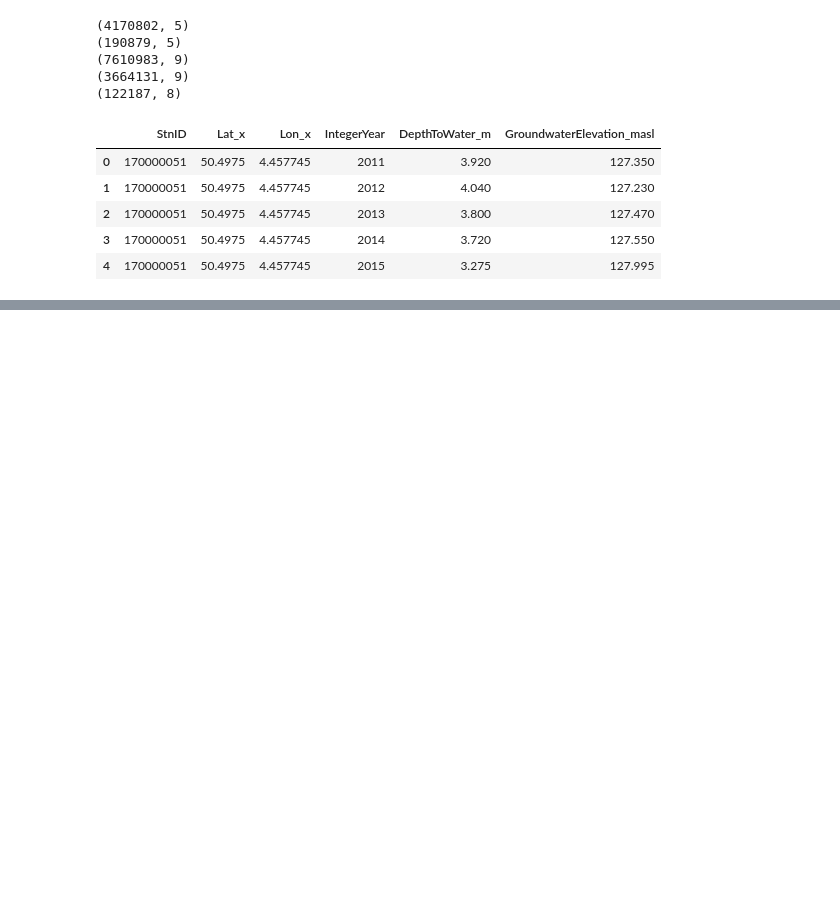
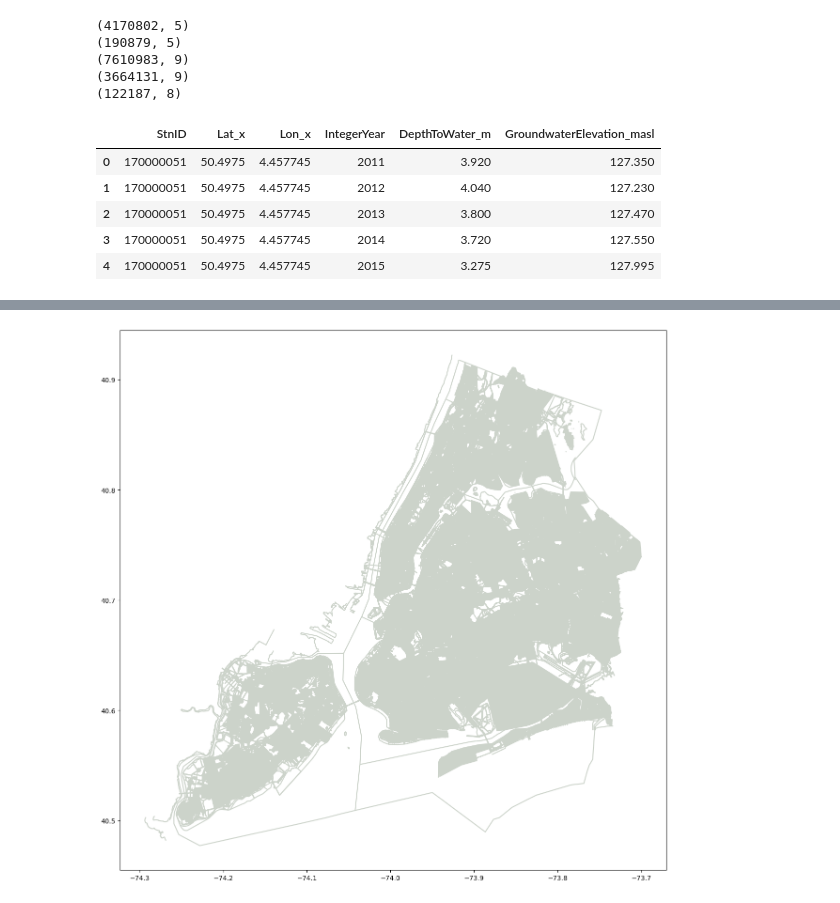
Before and after one commit to dillondiatlo/Team2, a Jupyter notebook: dillon.ipynb, the cells around one changed output, grey strips where cells are left out. Drawn from its saved outputs; the diff is of its cells as text; code cells hidden in the pictures; blank space fills up the shorter version.

Commit message:
exploring data

```diff
--- a/dillon.ipynb
+++ b/dillon.ipynb
@@ -188,0 +327,7 @@ merge_inner.to_csv('./Team2/Da'data')
+# %%
+street_map = gpd.read_file('./Data/Digital_City_Map_Shapefile.geojson')
+# %%
+fig, ax = plt.subplots(figsize=(15, 15))
+street_map.plot(ax=ax, color='#CCD3CA');
+# %% [output]
+[figure, added]
```
Also changed, not shown: parts of 37 cells of this notebook, 4 other files.
